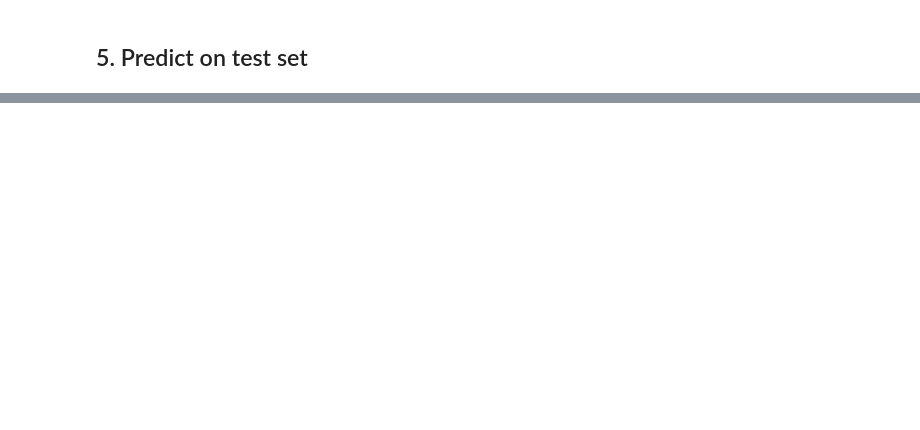
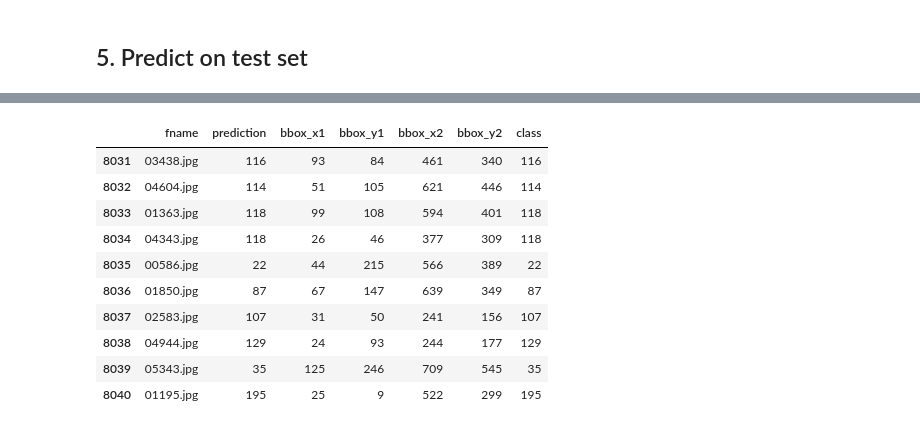
Before and after one commit to bklim5/grab-computer-vision-challenge, a Jupyter notebook: cars.ipynb, the cells around one changed output, grey strips where cells are left out. Cells and saved outputs as stored; diff of their text form; code cells hidden in the pictures; blank space fills up the shorter version.

```diff
--- a/cars.ipynb
+++ b/cars.ipynb
@@ -917,0 +1127,19 @@ learner_50.save('resnet50-img-rect-400x600-freeze-2')
+# %%
+car_test_annos_mat = sio.loadmat('{}/cars_test_annos_withlabels.mat'.format(devkit_folder))
+# %%
+car_test_annos = car_test_annos_mat['annotations'][0]
+# %%
+test_df = pd.DataFrame(
+    data=[
+        [
+            ann_bbox_x1[0][0],
+            ann_bbox_y1[0][0],
+            ann_bbox_x2[0][0],
+            ann_bbox_y2[0][0],
+            ann_class[0][0],
+            ann_fname[0]
+        ] for ann_bbox_x1, ann_bbox_y1, ann_bbox_x2, ann_bbox_y2, ann_class, ann_fname in car_test_annos
+    ],
+    columns=['bbox_x1', 'bbox_y1', 'bbox_x2', 'bbox_y2', 'class', 'fname']
+)
+test_df.head()
@@ -917,0 +1153,3 @@ learner_50.save('resnet50-img-rect-400x600-freeze-2')
+# %%
+merged_df = pd.merge(prediction_df, test_df, how='inner', on=['fname'])
+merged_df.head()
@@ -917,0 +1163,14 @@ learner_50.save('resnet50-img-rect-400x600-freeze-2')
+# %%
+merged_df.tail(10)
+# %% [output]
+|  | fname | prediction | bbox_x1 | bbox_y1 | bbox_x2 | bbox_y2 | class |
+| 8031 | 03438.jpg | 116 | 93 | 84 | 461 | 340 | 116 |
+| 8032 | 04604.jpg | 114 | 51 | 105 | 621 | 446 | 114 |
+| 8033 | 01363.jpg | 118 | 99 | 108 | 594 | 401 | 118 |
+| 8034 | 04343.jpg | 118 | 26 | 46 | 377 | 309 | 118 |
+| 8035 | 00586.jpg | 22 | 44 | 215 | 566 | 389 | 22 |
+| 8036 | 01850.jpg | 87 | 67 | 147 | 639 | 349 | 87 |
+| 8037 | 02583.jpg | 107 | 31 | 50 | 241 | 156 | 107 |
+| 8038 | 04944.jpg | 129 | 24 | 93 | 244 | 177 | 129 |
+| 8039 | 05343.jpg | 35 | 125 | 246 | 709 | 545 | 35 |
+| 8040 | 01195.jpg | 195 | 25 | 9 | 522 | 299 | 195 |
```
Also changed, not shown: parts of 38 cells of this notebook, 2 other files.
